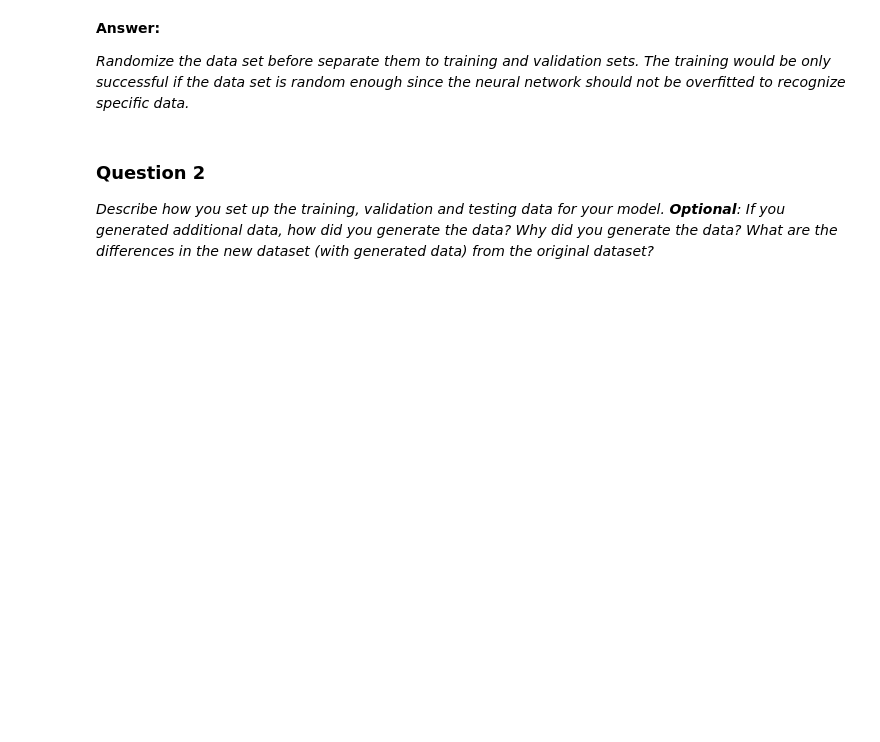
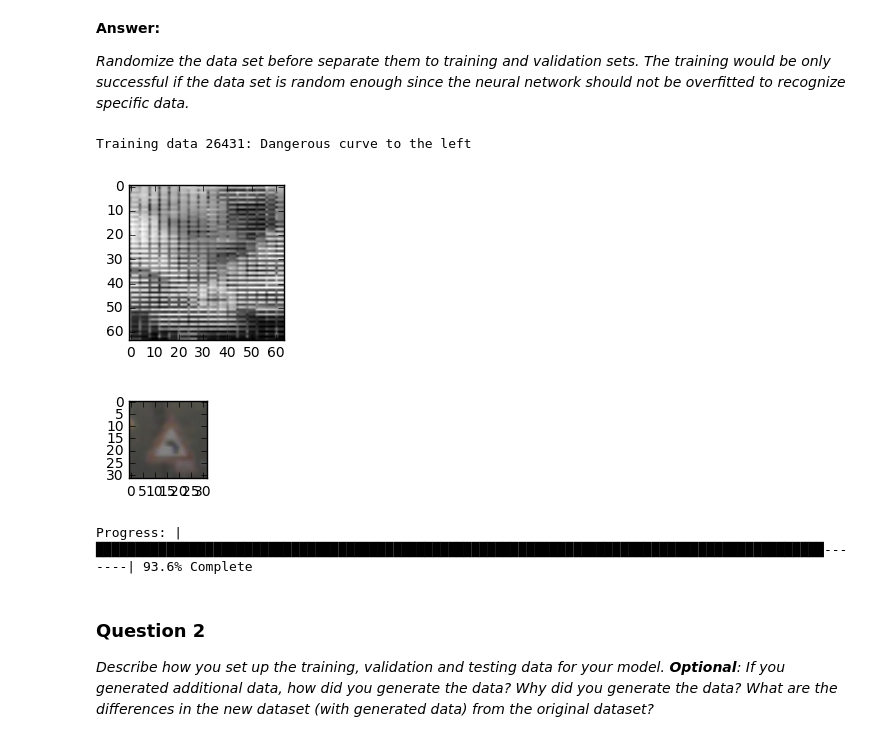
Before and after one commit to chilisy/CarND-Traffic-Sign-Classifier-Project, a Jupyter notebook: Traffic_Sign_Classifier.ipynb, the cells around one changed output. Cells and saved outputs as stored; diff of their text form; code cells hidden in the pictures; blank space fills up the shorter version.

Commit message:
chili: preprocessing implemented

```diff
--- a/Traffic_Sign_Classifier.ipynb
+++ b/Traffic_Sign_Classifier.ipynb
@@ -170,18 +175,74 @@ _Describe how you preprocessed the data. Why did you choose that technique?_
 # %%
 ### Generate data additional data (OPTIONAL!)
 ### and split the data into training/validation/testing sets here.
 ### Feel free to use as many code cells as needed.
 def separate_train_val_test(X_train_raw, X_sizes, X_coords, y_train_raw):
     X_train_raw, X_sizes, X_coords, y_train_raw = shuffle_data(X_train_raw, X_sizes, X_coords, y_train_raw)
 
     n_validation = int(np.ceil(0.2*n_train))
     #print(n_validation, n_train)
 
     X_validation = X_train_raw[0:n_validation]
     X_train = X_train_raw[n_validation:n_train]
     y_validation = y_train_raw[0:n_validation]
     y_train = y_train_raw[n_validation:n_train]
 
     #print(X_validation.shape, X_train.shape, y_validation.shape, y_train.shape)
 
     return X_train, y_train, X_validation, y_validation
+
+
+# Optional: preprocess image to increase contrast on images
+def preprocess_image(image, opt='gray'):
+
+    if opt == 'gray':
+
+        # Apply localized histogram equalization
+        gray = 0.299 * image[:, :, 0] + 0.587 * image[:, :, 1] + 0.114 * image[:, :, 2]
+        gray = (gray / 255.).astype(np.float64)
+        out = (exposure.equalize_adapthist(gray)*255.).astype(np.uint16)
+
+    elif opt == 'color':
+
+        img_yuv = cv2.cvtColor(image, cv2.COLOR_BGR2YCrCb)
+
+        # equalize the histogram of the Y channel
+        img_yuv[:,:,0] = cv2.equalizeHist(img_yuv[:,:,0])
+
+        # convert the YUV image back to RGB format
+        out = cv2.cvtColor(img_yuv, cv2.COLOR_YCrCb2BGR)
+
+    elif opt == 'combined':
+        # Apply localized histogram equalization
+        gray = 0.299 * image[:, :, 0] + 0.587 * image[:, :, 1] + 0.114 * image[:, :, 2]
+        gray = (gray / 255.).astype(np.float64)
+        gray_out = (exposure.equalize_adapthist(gray)*255.).astype(np.uint16)
+        gray_out = gray_out.reshape(gray_out.shape[0], gray_out.shape[1], 1)
+
+        img_yuv = cv2.cvtColor(image, cv2.COLOR_BGR2YCrCb)
+
+        # equalize the histogram of the Y channel
+        img_yuv[:,:,0] = cv2.equalizeHist(img_yuv[:,:,0])
+
+        # convert the YUV image back to RGB format
+        color_out = cv2.cvtColor(img_yuv, cv2.COLOR_YCrCb2BGR)
+
+        out = np.concatenate((gray_out, color_out), axis = 2)
+        out = out.reshape((64, 64, 1))
+    return out
+
+index = random.randint(0, len(X_train_raw))
+
+output = preprocess_image(X_train_raw[index], opt='combined')
+
+
+# Plot
+plt.figure(figsize=(2,2))
+plt.imshow(output.reshape((64, 64)), cmap='gray')
+plt.figure(figsize = (1,1))
+plt.imshow(X_train_raw[index])
+print("Training data " + str(index) + ': ' + signnames[y_train_raw[index]])
+# %% [output]
+Training data 26431: Dangerous curve to the left
+[figure, added]
+[figure, added]
@@ -187,0 +270,17 @@ def separate_train_val_test(X_train_raw, X_sizes, X_coords, y_train_raw):
+# %%
+
+
+X_train_processed = np.zeros((X_train_raw.shape[0], X_train_raw.shape[1], X_train_raw.shape[2]))
+X_test_processed = np.zeros((X_test.shape[0], X_test.shape[1], X_test.shape[2]))
+for i in range(X_train_raw.shape[0]):
+    X_train_processed[i] = preprocess_image(X_train_raw[i], opt='gray')
+    printProgressBar(i, X_train_raw.shape[0], prefix = 'Progress:', suffix = 'Complete', length = 100)
+
+for i in range(X_test.shape[0]):
+    X_test_processed[i] = preprocess_image(X_test[i], opt='gray')
+    printProgressBar(i, X_test.shape[0], prefix = 'Progress:', suffix = 'Complete', length = 100)
+
+X_train_processed = X_train_processed.reshape((X_train_raw.shape[0], X_train_raw.shape[1], X_train_raw.shape[2],1))
+X_test_processed = X_test_processed.reshape((X_test.shape[0], X_test.shape[1], X_test.shape[2],1))
+# %% [output]
+Progress: |█████████████████████████████████████████████████████████████████████████████████████████████-------| 93.6% Complete
```
Also changed, not shown: parts of 10 cells of this notebook.
